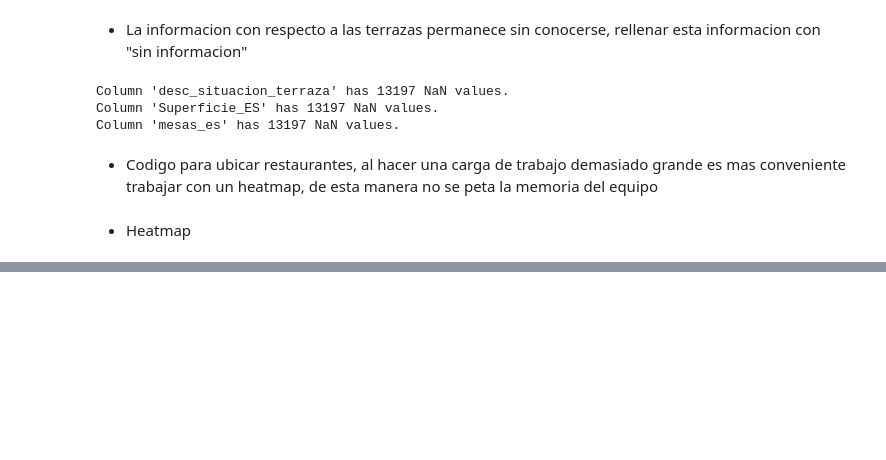
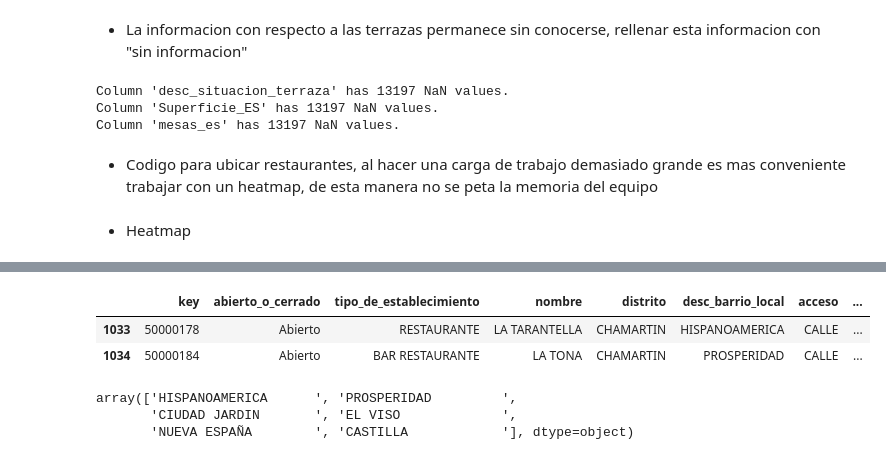
Before and after one commit to carlosgutierrezch/LLM_Langchain, a Jupyter notebook: notebooks/data_simmulation.ipynb, the cells around one changed output, grey strips where cells are left out. Drawn from its saved outputs; the diff is of its cells as text; code cells hidden in the pictures; blank space fills up the shorter version.

```diff
--- a/notebooks/data_simmulation.ipynb
+++ b/notebooks/data_simmulation.ipynb
@@ -206,3 +206,5 @@ cleaned.columns= cleaned.columns.str.strip()
 connection= sqlite3.connect('/Users/main/Desktop/llm.db')
 cleaned.to_sql('restaurants_madrid',connection,if_exists='replace')
 connection.close()
+# %%
+cleaned= pd.read_csv('/Users/main/Desktop/google_api/data/cleaned20242108.csv',index_col=0)
@@ -208,0 +243,14 @@ connection.close()
+# %%
+chamartin=cleaned[cleaned['distrito']=='CHAMARTIN           ']
+# %%
+chamartin.head(2)
+# %% [output]
+|  | key | abierto_o_cerrado | tipo_de_establecimiento | nombre | distrito | desc_barrio_local | acceso | ... |
+| 1033 | 50000178 | Abierto | RESTAURANTE | LA TARANTELLA | CHAMARTIN | HISPANOAMERICA | CALLE | ... |
+| 1034 | 50000184 | Abierto | BAR RESTAURANTE | LA TONA | CHAMARTIN | PROSPERIDAD | CALLE | ... |
+# %%
+chamartin.desc_barrio_local.unique()
+# %% [output]
+array(['HISPANOAMERICA      ', 'PROSPERIDAD         ',
+       'CIUDAD JARDIN       ', 'EL VISO             ',
+       'NUEVA ESPAÑA        ', 'CASTILLA            '], dtype=object)
```
Also changed, not shown: parts of 3 cells of this notebook, 1 other file.
